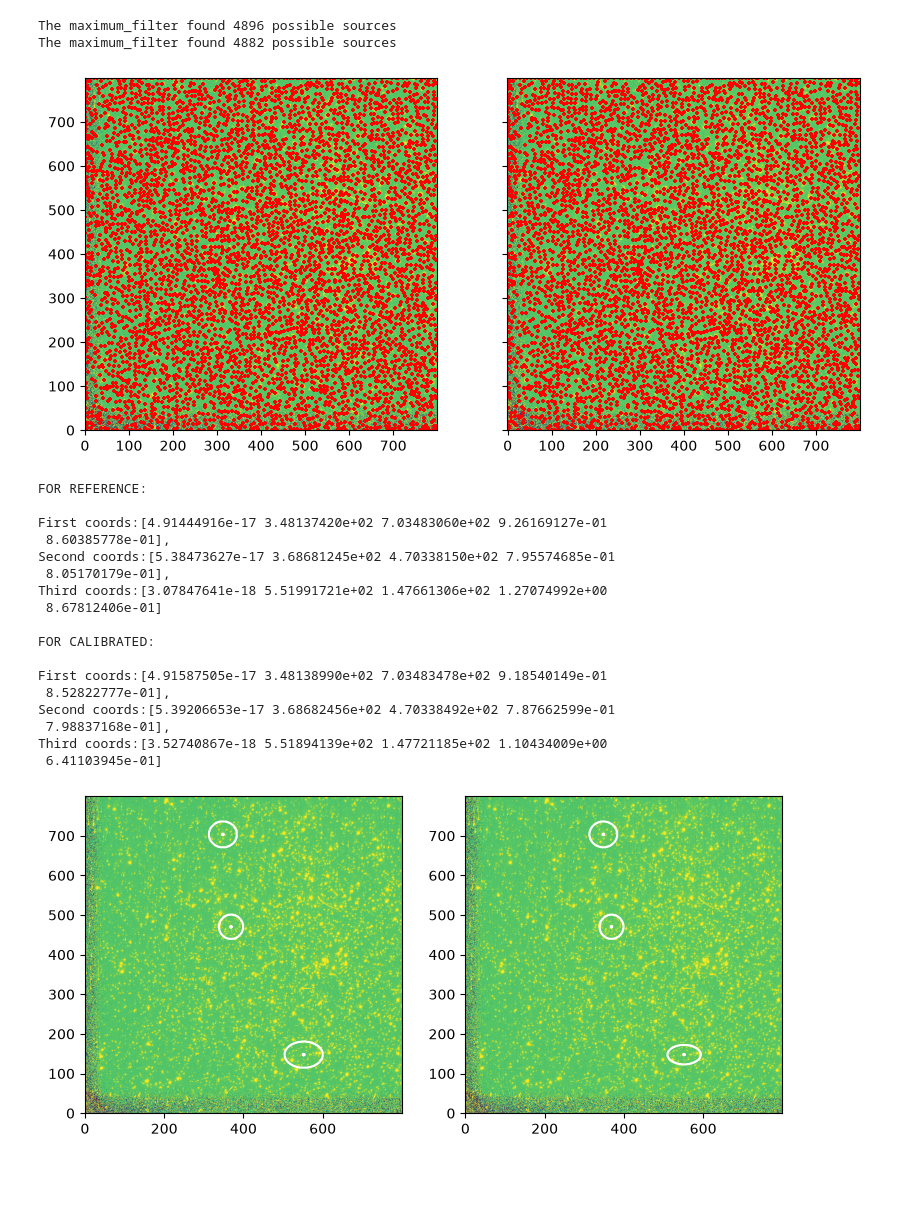
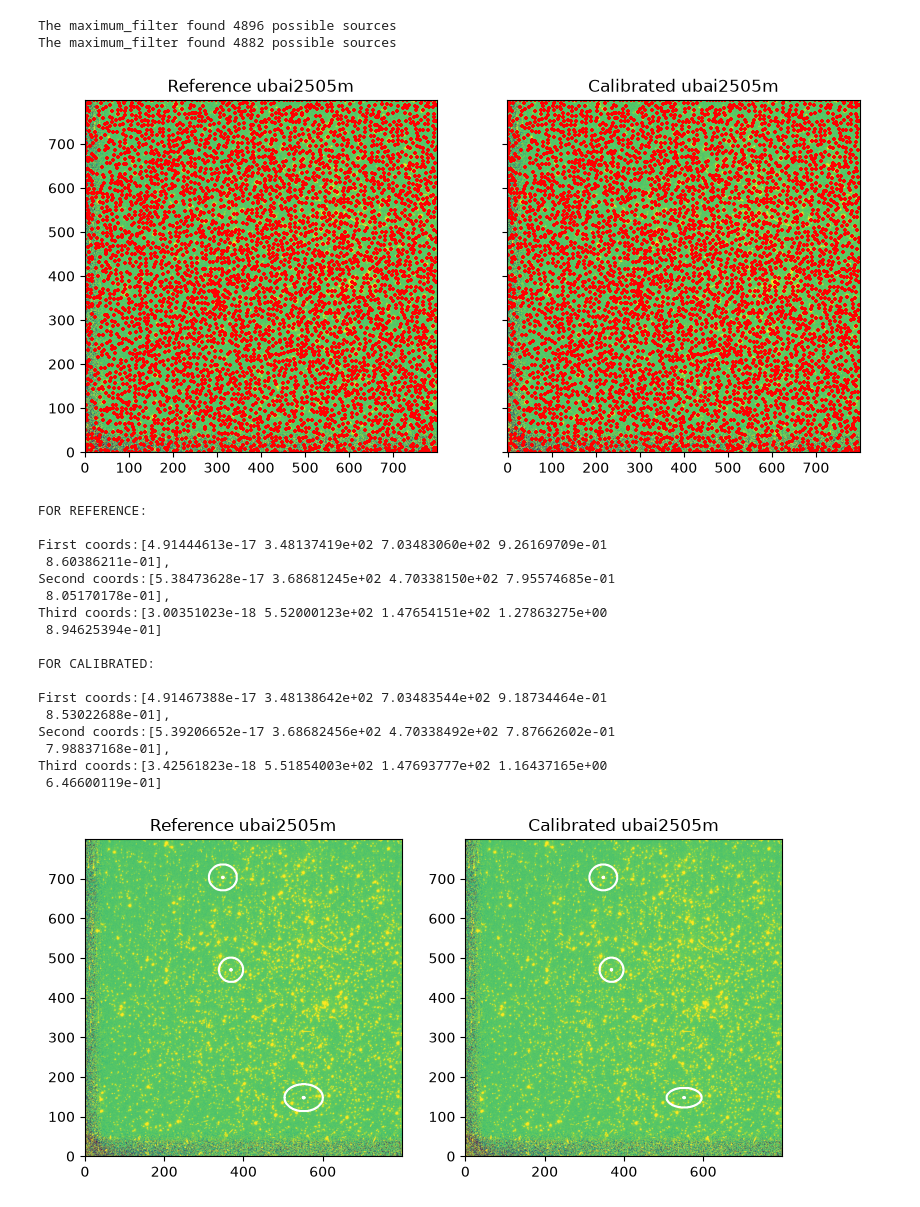
Before and after one commit to ValeriaTrijueque/Assignment2_SpaceDetectorLab, a Jupyter notebook: HSTubai2505m.ipynb, the cells around one changed output. Drawn from its saved outputs; the diff is of its cells as text; code cells hidden in the pictures; blank space fills up the shorter version.

```diff
--- a/HSTubai2505m.ipynb
+++ b/HSTubai2505m.ipynb
@@ -164,14 +161,16 @@ The maximum_filter found 4882 possible sources
 # %%
 #Plot the possible sources found
 fig, (ax1, ax2) = plt.subplots(ncols=2, figsize=(10, 5), sharex=True, sharey=True)
 
 ax1.imshow(fluxsqrt, origin='lower')
 ax2.imshow(fluxsqrtcal, origin='lower')
+ax1.set_title("Reference ubai2505m")
+ax2.set_title("Calibrated ubai2505m")
 ax1.scatter(coords1[:, 1], coords1[:, 0], s=10, marker='+', c='r', label='basic max filter')
 ax2.scatter(coords2[:, 1], coords2[:, 0], s=10, marker='+', c='r', label='gaussian filtered max filter')
 plt.show()
 # %% [output]
-[figure, old version]
+[figure, new version]
 # %%
 
 #Coordinates for three astronomical sources
@@ -187,14 +186,7 @@ for val in test_coords:
         0.5, # sigx
         0.5 # sigy
     ]
-    yvalsal, xvalsal = np.indices(aligned.shape) #generate x and y coordinate for earch pixel
-    #compute optimized parameters of the 2d gaussian
-    poptal, pcoval = curve_fit(
-        Functions.gauss_2d,
-        (yvalsal, xvalsal),
-        aligned.ravel(),
-        p0=p0al
-    )
+    poptal, pcoval = Functions.fit_gauss_2d(aligned, init_par=p0al)
     aligngauss.append(poptal) #store the gaussian parameters for each source
 
 calibrgauss = []
@@ -208,39 +200,32 @@ for val in test_coords:
         0.5, # sigx
         0.5 # sigy
     ]
-    yvalscal, xvalscal = np.indices(Calflux.shape)#generate x and y coordinate for earch pixel
-    #fit the 2d gaussian function
-    poptcal, pcovcal = curve_fit(
-        Functions.gauss_2d,
-        (yvalscal, xvalscal),
-        Calflux.ravel(),
-        p0=p0cal
-    )
+    poptcal, pcovcal = Functions.fit_gauss_2d(Calflux, init_par=p0cal)
     calibrgauss.append(poptcal)#store the gaussian parameters for each source
 
-#Compare the gaussian parameters for the science-ready data and calibrated data
+#Compare the gaussian parameters for the science-ready data and calibrated files
 print(f"FOR REFERENCE: \n\nFirst coords:{aligngauss[0]},\nSecond coords:{aligngauss[1]}, \nThird coords:{aligngauss[2]} ")
 print(f"\nFOR CALIBRATED: \n\nFirst coords:{calibrgauss[0]},\nSecond coords:{calibrgauss[1]},\nThird coords:{calibrgauss[2]}")
 # %% [output]
 FOR REFERENCE:
 
-First coords:[4.91444916e-17 3.48137420e+02 7.03483060e+02 9.26169127e-01
- 8.60385778e-01],
-Second coords:[5.38473627e-17 3.68681245e+02 4.70338150e+02 7.95574685e-01
- 8.05170179e-01],
-Third coords:[3.07847641e-18 5.51991721e+02 1.47661306e+02 1.27074992e+00
- 8.67812406e-01]
+First coords:[4.91444613e-17 3.48137419e+02 7.03483060e+02 9.26169709e-01
+ 8.60386211e-01],
+Second coords:[5.38473628e-17 3.68681245e+02 4.70338150e+02 7.95574685e-01
+ 8.05170178e-01],
+Third coords:[3.00351023e-18 5.52000123e+02 1.47654151e+02 1.27863275e+00
+ 8.94625394e-01]
 
 FOR CALIBRATED:
 
-First coords:[4.91587505e-17 3.48138990e+02 7.03483478e+02 9.18540149e-01
- 8.52822777e-01],
-Second coords:[5.39206653e-17 3.68682456e+02 4.70338492e+02 7.87662599e-01
+First coords:[4.91467388e-17 3.48138642e+02 7.03483544e+02 9.18734464e-01
+ 8.53022688e-01],
+Second coords:[5.39206652e-17 3.68682456e+02 4.70338492e+02 7.87662602e-01
  7.98837168e-01],
-Third coords:[3.52740867e-18 5.51894139e+02 1.47721185e+02 1.10434009e+00
- 6.41103945e-01]
+Third coords:[3.42561823e-18 5.51854003e+02 1.47693777e+02 1.16437165e+00
+ 6.46600119e-01]
 # %%
-#Fit the sources using the gaussian and plot them
+#Compare fitted gausian of the astronomical sources between the science-ready data and calibrated data
 plt.close('all')
 fig, (ax,ax1) = plt.subplots(1,2,figsize=(9, 9))
 
@@ -249,23 +234,28 @@ ax1.imshow(fluxsqrtcal, origin='lower')
 
 
 for list in aligngauss:
+    xvalsal, yvalsal = np.indices(aligned.shape)
+
     fitted_gaussian = Functions.gauss_2d(
         (yvalsal, xvalsal),
         *list
-    ).reshape(aligned2505.shape)
+    ).reshape(aligned.shape)
 
     ax.contour(xvalsal, yvalsal, fitted_gaussian, levels=5, colors='white', vmin=0, vmax=5)
 
 for list in calibrgauss:
+    yvalscal, xvalscal = np.indices(Calflux.shape)
+
     fitted_gaussian2 = Functions.gauss_2d(
         (yvalscal, xvalscal),
         *list
-    ).reshape(sky_correct[0].shape)
-
+    ).reshape(Calflux.shape)
 
     ax1.contour(xvalscal, yvalscal, fitted_gaussian2, levels=5, colors='white', vmin=0, vmax=5)
+ax.set_title("Reference ubai2505m")
+ax1.set_title("Calibrated ubai2505m")
 plt.show()
 # %% [output]
-[figure, old version]
+[figure, new version]
 # %%
 plt.close('all')
```
Also changed, not shown: parts of 2 cells of this notebook, 1 other file.
